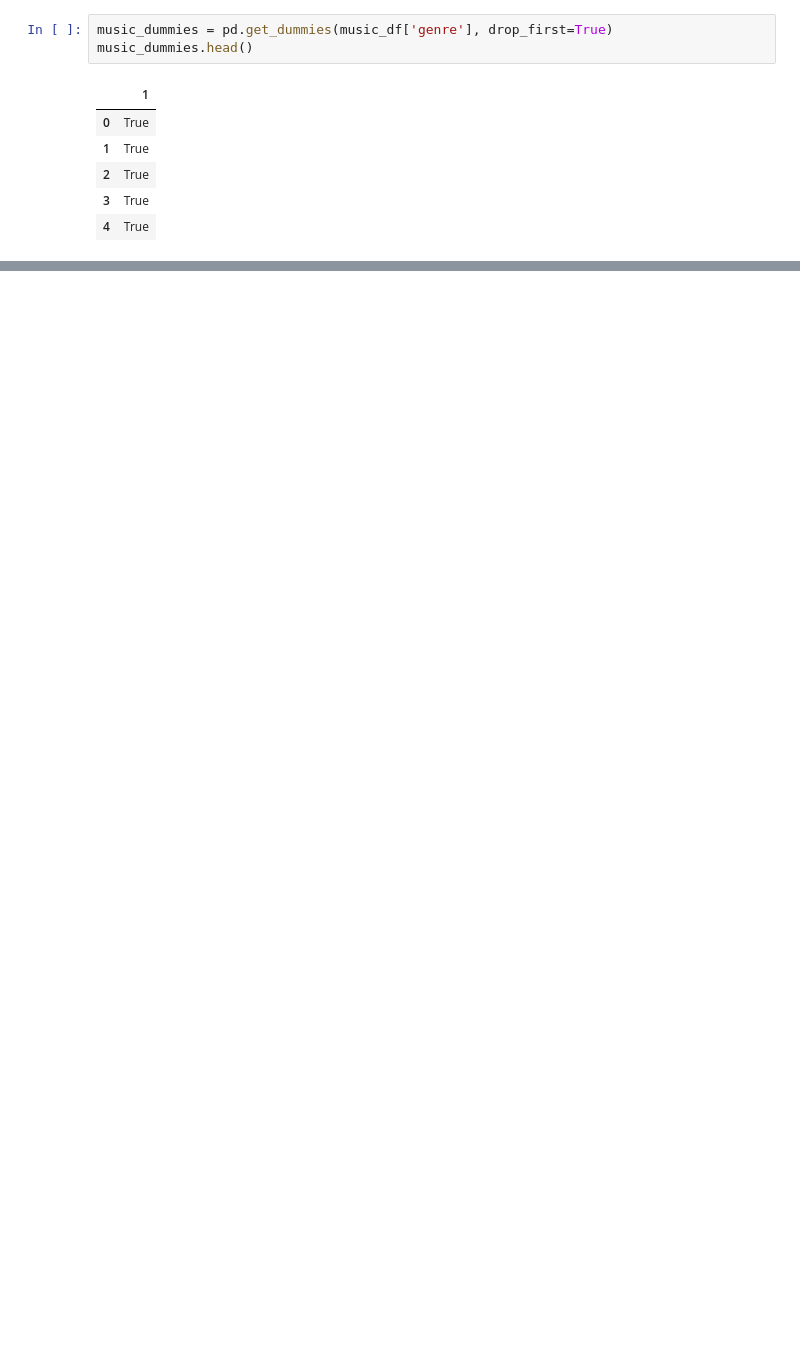
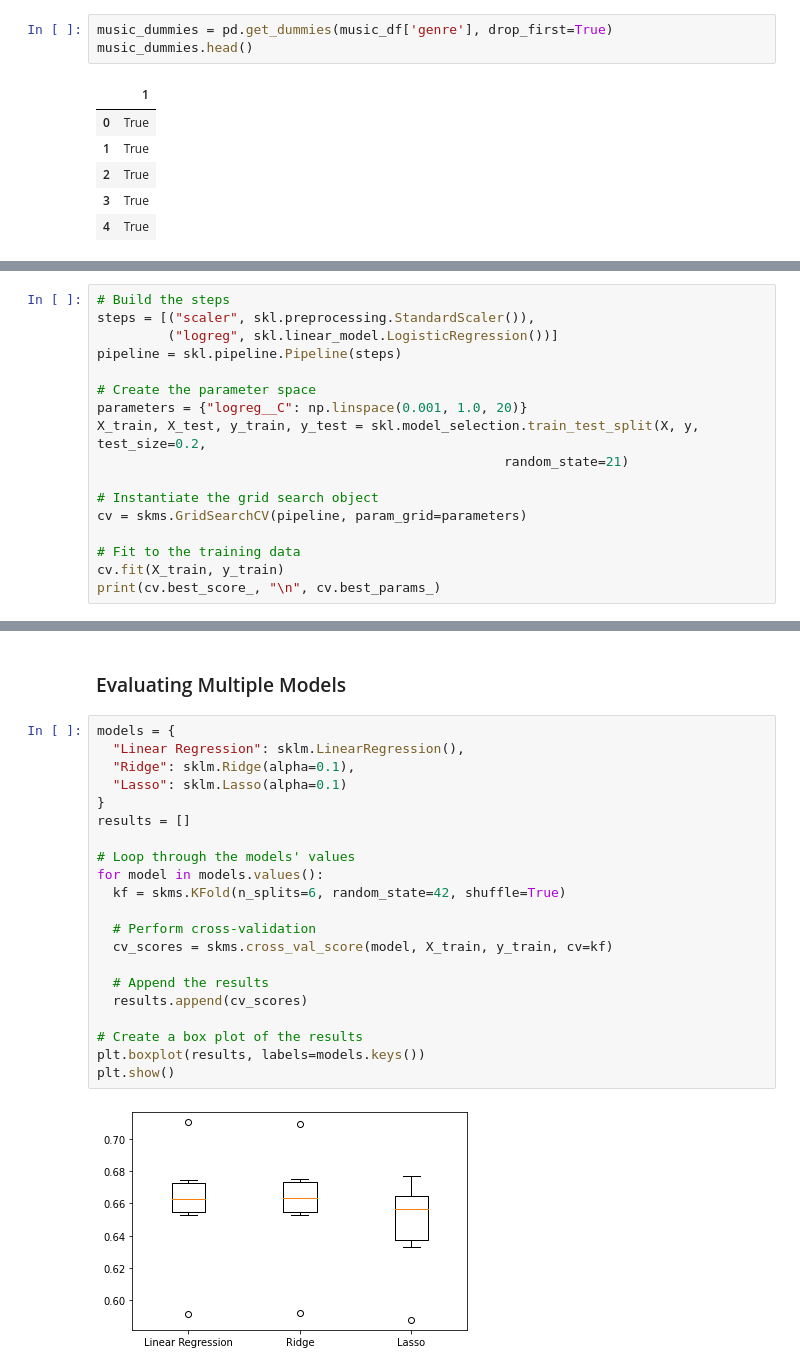
Before and after one commit to AnshuBantra/Python, a Jupyter notebook: Associate Data Scientist in Python/031 Supervised Learning with scikit-learn/supervised_learning.ipynb, the cells around one changed output, grey strips where cells are left out. Saved outputs shown, nothing was run; the diff lists cells and outputs as text; blank space fills up the shorter version.

```diff
--- a/Associate Data Scientist in Python/031 Supervised Learning with scikit-learn/supervised_learning.ipynb
+++ b/Associate Data Scientist in Python/031 Supervised Learning with scikit-learn/supervised_learning.ipynb
@@ -491,0 +626,17 @@ music_dummies.head()
+# %%
+# Build the steps
+steps = [("scaler", skl.preprocessing.StandardScaler()),
+         ("logreg", skl.linear_model.LogisticRegression())]
+pipeline = skl.pipeline.Pipeline(steps)
+
+# Create the parameter space
+parameters = {"logreg__C": np.linspace(0.001, 1.0, 20)}
+X_train, X_test, y_train, y_test = skl.model_selection.train_test_split(X, y, test_size=0.2,
+                                                    random_state=21)
+
+# Instantiate the grid search object
+cv = skms.GridSearchCV(pipeline, param_grid=parameters)
+
+# Fit to the training data
+cv.fit(X_train, y_train)
+print(cv.best_score_, "\n", cv.best_params_)
@@ -491,0 +677,25 @@ music_dummies.head()
+# %% [markdown]
+### Evaluating Multiple Models
+# %%
+models = {
+  "Linear Regression": sklm.LinearRegression(),
+  "Ridge": sklm.Ridge(alpha=0.1),
+  "Lasso": sklm.Lasso(alpha=0.1)
+}
+results = []
+
+# Loop through the models' values
+for model in models.values():
+  kf = skms.KFold(n_splits=6, random_state=42, shuffle=True)
+
+  # Perform cross-validation
+  cv_scores = skms.cross_val_score(model, X_train, y_train, cv=kf)
+
+  # Append the results
+  results.append(cv_scores)
+
+# Create a box plot of the results
+plt.boxplot(results, labels=models.keys())
+plt.show()
+# %% [output]
+[figure, added]
```
Also changed, not shown: parts of 18 cells of this notebook, 1 other file.
